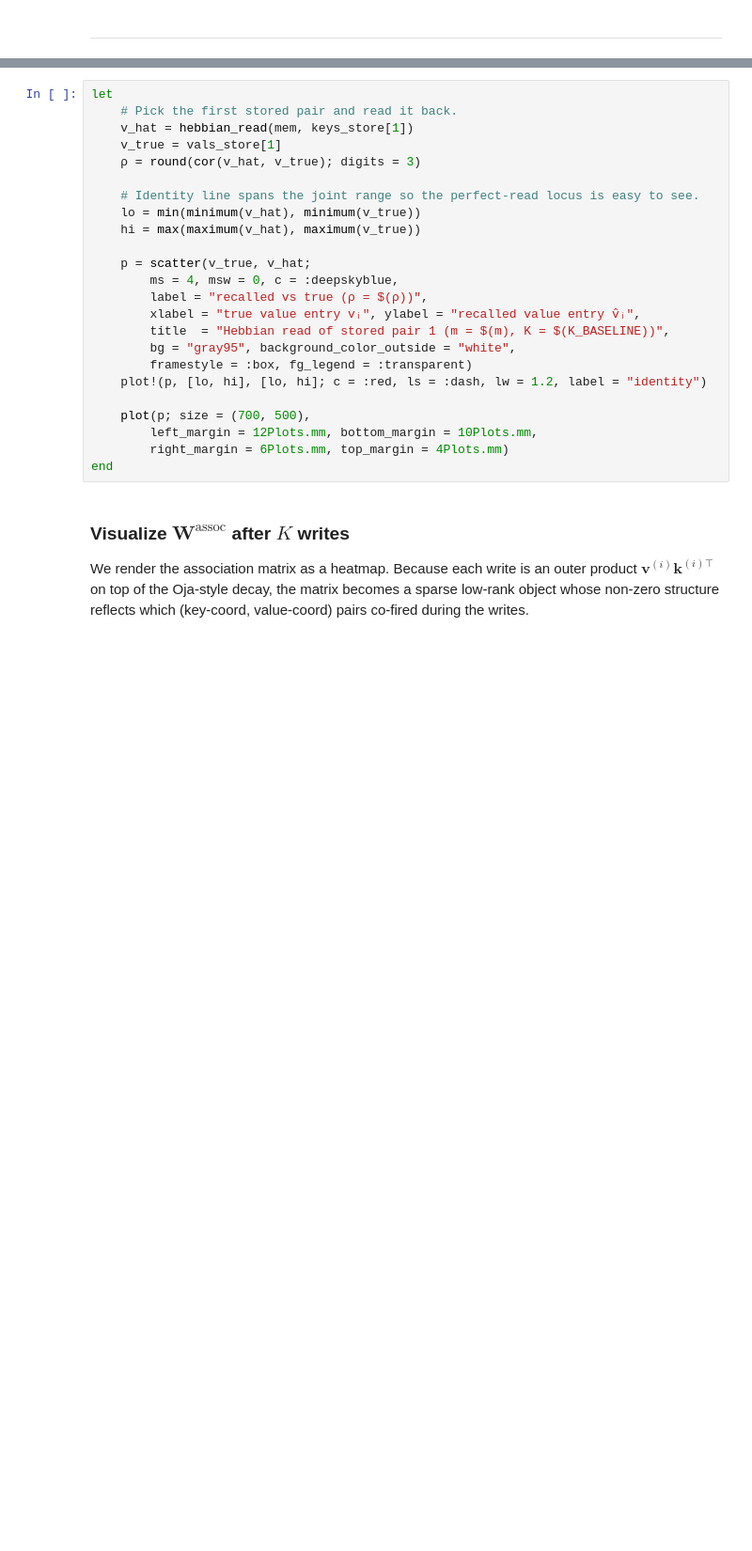
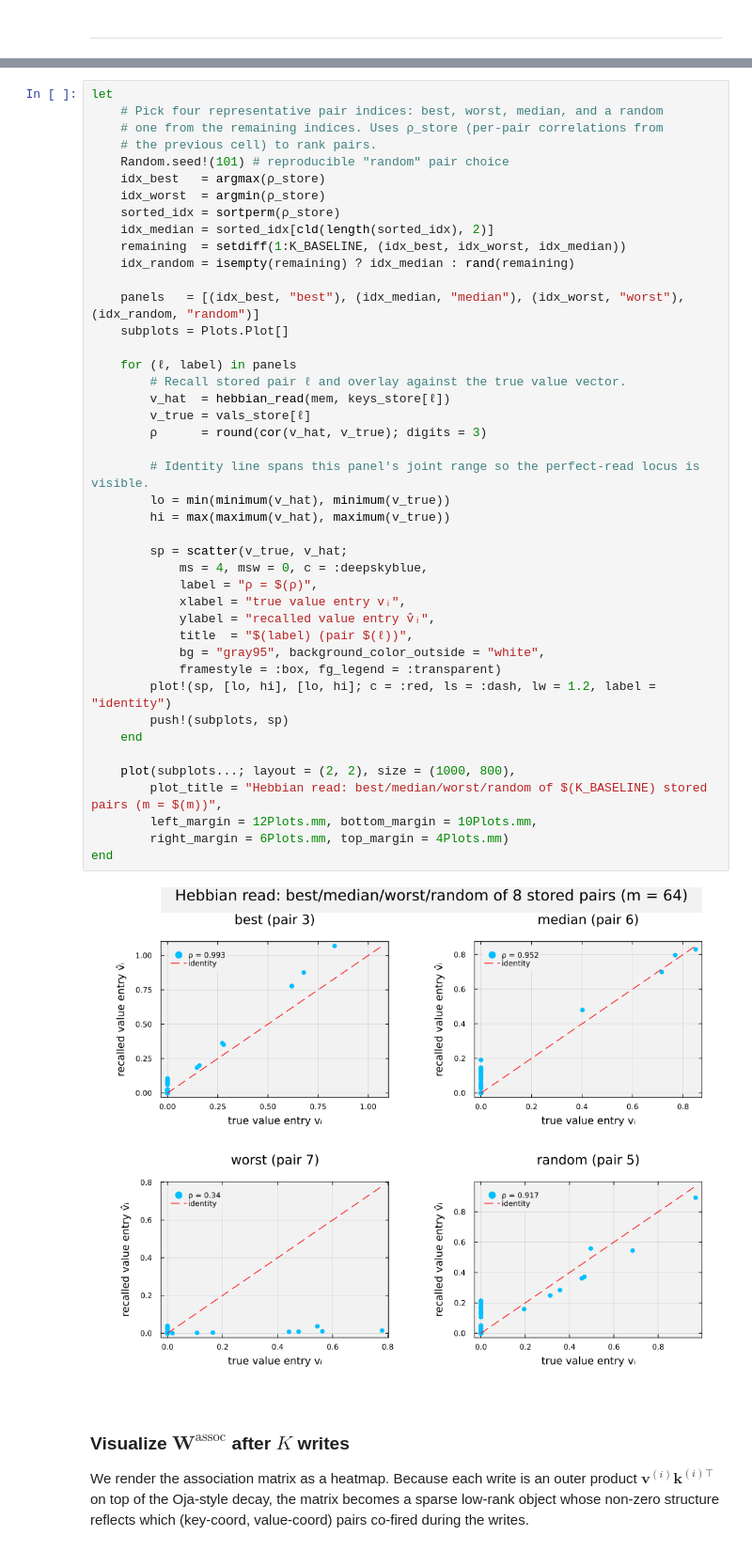
Before and after one commit to varnerlab/CHEME-5820-Lectures-Spring-2026, a Jupyter notebook: lectures/week-15/L15a/CHEME-5820-L15a-Example-SpikingNeuralNetwork-Spring-2026.ipynb, the cells around one changed output, grey strips where cells are left out. Shown at 94% size. Cells and saved outputs as stored; diff of their text form; blank space fills up the shorter version.

```diff
--- a/lectures/week-15/L15a/CHEME-5820-L15a-Example-SpikingNeuralNetwork-Spring-2026.ipynb
+++ b/lectures/week-15/L15a/CHEME-5820-L15a-Example-SpikingNeuralNetwork-Spring-2026.ipynb
@@ -77,27 +91,48 @@ We pick the first stored pair and overlay the recalled value vector $\hat{\mathb
 # %%
 let
-    # Pick the first stored pair and read it back.
-    v_hat = hebbian_read(mem, keys_store[1])
-    v_true = vals_store[1]
-    ρ = round(cor(v_hat, v_true); digits = 3)
+    # Pick four representative pair indices: best, worst, median, and a random
+    # one from the remaining indices. Uses ρ_store (per-pair correlations from
+    # the previous cell) to rank pairs.
+    Random.seed!(101) # reproducible "random" pair choice
+    idx_best   = argmax(ρ_store)
+    idx_worst  = argmin(ρ_store)
+    sorted_idx = sortperm(ρ_store)
+    idx_median = sorted_idx[cld(length(sorted_idx), 2)]
+    remaining  = setdiff(1:K_BASELINE, (idx_best, idx_worst, idx_median))
+    idx_random = isempty(remaining) ? idx_median : rand(remaining)
 
-    # Identity line spans the joint range so the perfect-read locus is easy to see.
-    lo = min(minimum(v_hat), minimum(v_true))
-    hi = max(maximum(v_hat), maximum(v_true))
+    panels   = [(idx_best, "best"), (idx_median, "median"), (idx_worst, "worst"), (idx_random, "random")]
+    subplots = Plots.Plot[]
 
-    p = scatter(v_true, v_hat;
-        ms = 4, msw = 0, c = :deepskyblue,
-        label = "recalled vs true (ρ = $(ρ))",
-        xlabel = "true value entry vᵢ", ylabel = "recalled value entry v̂ᵢ",
-        title  = "Hebbian read of stored pair 1 (m = $(m), K = $(K_BASELINE))",
-        bg = "gray95", background_color_outside = "white",
-        framestyle = :box, fg_legend = :transparent)
-    plot!(p, [lo, hi], [lo, hi]; c = :red, ls = :dash, lw = 1.2, label = "identity")
+    for (ℓ, label) in panels
+        # Recall stored pair ℓ and overlay against the true value vector.
+        v_hat  = hebbian_read(mem, keys_store[ℓ])
+        v_true = vals_store[ℓ]
+        ρ      = round(cor(v_hat, v_true); digits = 3)
 
-    plot(p; size = (700, 500),
+        # Identity line spans this panel's joint range so the perfect-read locus is visible.
+        lo = min(minimum(v_hat), minimum(v_true))
+        hi = max(maximum(v_hat), maximum(v_true))
+
+        sp = scatter(v_true, v_hat;
+            ms = 4, msw = 0, c = :deepskyblue,
+            label = "ρ = $(ρ)",
+            xlabel = "true value entry vᵢ",
+            ylabel = "recalled value entry v̂ᵢ",
+            title  = "$(label) (pair $(ℓ))",
+            bg = "gray95", background_color_outside = "white",
+            framestyle = :box, fg_legend = :transparent)
+        plot!(sp, [lo, hi], [lo, hi]; c = :red, ls = :dash, lw = 1.2, label = "identity")
+        push!(subplots, sp)
+    end
+
+    plot(subplots...; layout = (2, 2), size = (1000, 800),
+        plot_title = "Hebbian read: best/median/worst/random of $(K_BASELINE) stored pairs (m = $(m))",
         left_margin = 12Plots.mm, bottom_margin = 10Plots.mm,
         right_margin = 6Plots.mm, top_margin = 4Plots.mm)
 end
+# %% [output]
+[figure, added]
 # %% [markdown]
 ### Visualize $\mathbf{W}^{\text{assoc}}$ after $K$ writes
 We render the association matrix as a heatmap. Because each write is an outer product $\mathbf{v}^{(i)}\mathbf{k}^{(i)\top}$ on top of the Oja-style decay, the matrix becomes a sparse low-rank object whose non-zero structure reflects which (key-coord, value-coord) pairs co-fired during the writes.
```
Also changed, not shown: parts of 10 cells of this notebook, 1 other file.
